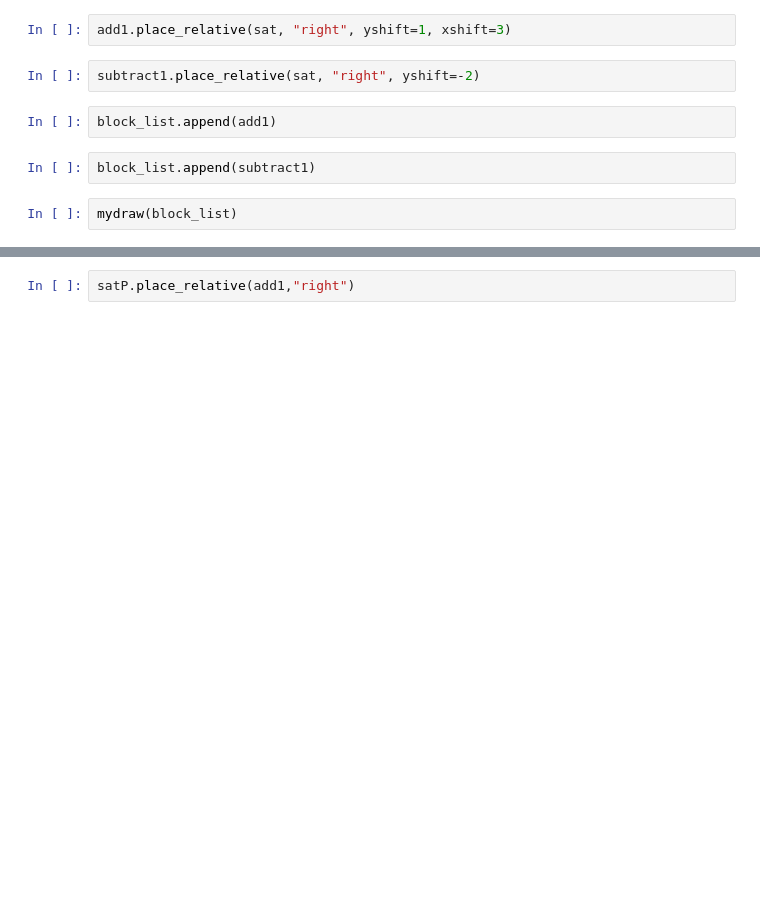
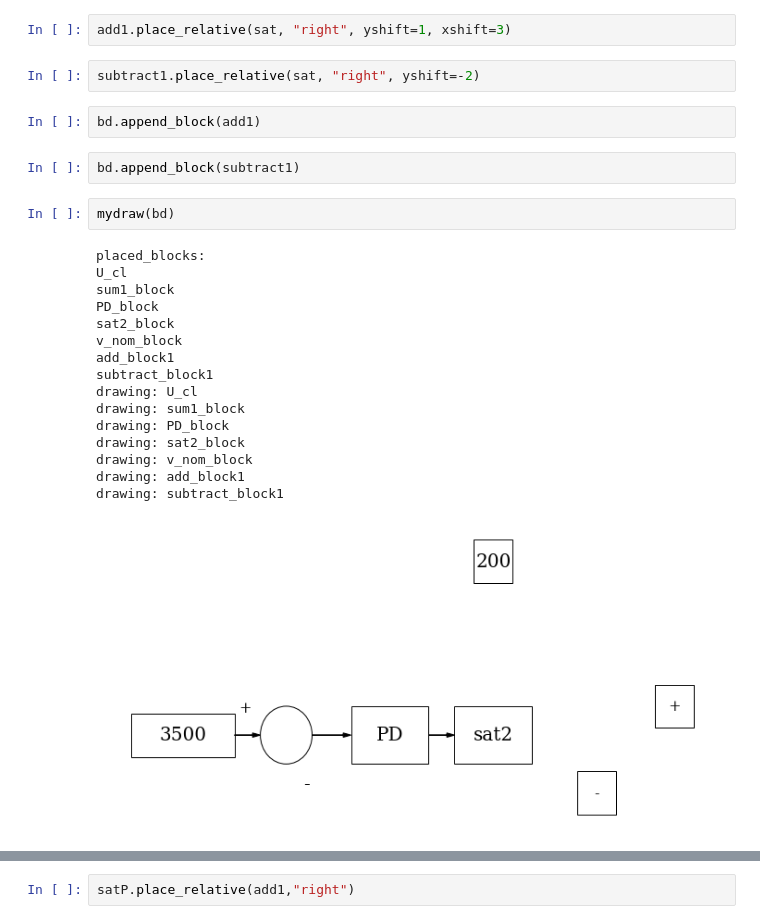
Before and after one commit to ryanGT/sabbatical_github, a Jupyter notebook: cart_pendulum/arduino_only/cart_pendulum_4_line_follow_with_vib_suppress.ipynb, the cells around one changed output, grey strips where cells are left out. Cells and saved outputs as stored; diff of their text form; blank space fills up the shorter version.

```diff
--- a/cart_pendulum/arduino_only/cart_pendulum_4_line_follow_with_vib_suppress.ipynb
+++ b/cart_pendulum/arduino_only/cart_pendulum_4_line_follow_with_vib_suppress.ipynb
@@ -164,11 +161,28 @@ block_list.append(v_nom)
 add1.place_relative(sat, "right", yshift=1, xshift=3)
 # %%
 subtract1.place_relative(sat, "right", yshift=-2)
-# %%
-block_list.append(add1)
-# %%
-block_list.append(subtract1)
+# %%
+bd.append_block(add1)
+# %%
+bd.append_block(subtract1)
 # %%
-mydraw(block_list)
+mydraw(bd)
+# %% [output]
+placed_blocks:
+U_cl
+sum1_block
+PD_block
+sat2_block
+v_nom_block
+add_block1
+subtract_block1
+drawing: U_cl
+drawing: sum1_block
+drawing: PD_block
+drawing: sat2_block
+drawing: v_nom_block
+drawing: add_block1
+drawing: subtract_block1
+[figure, added]
 # %%
 satP = pybd.sat2_adjustable_block(400,label="satP",variable_name="satP")
```
Also changed, not shown: parts of 94 cells of this notebook, 4 other files.
